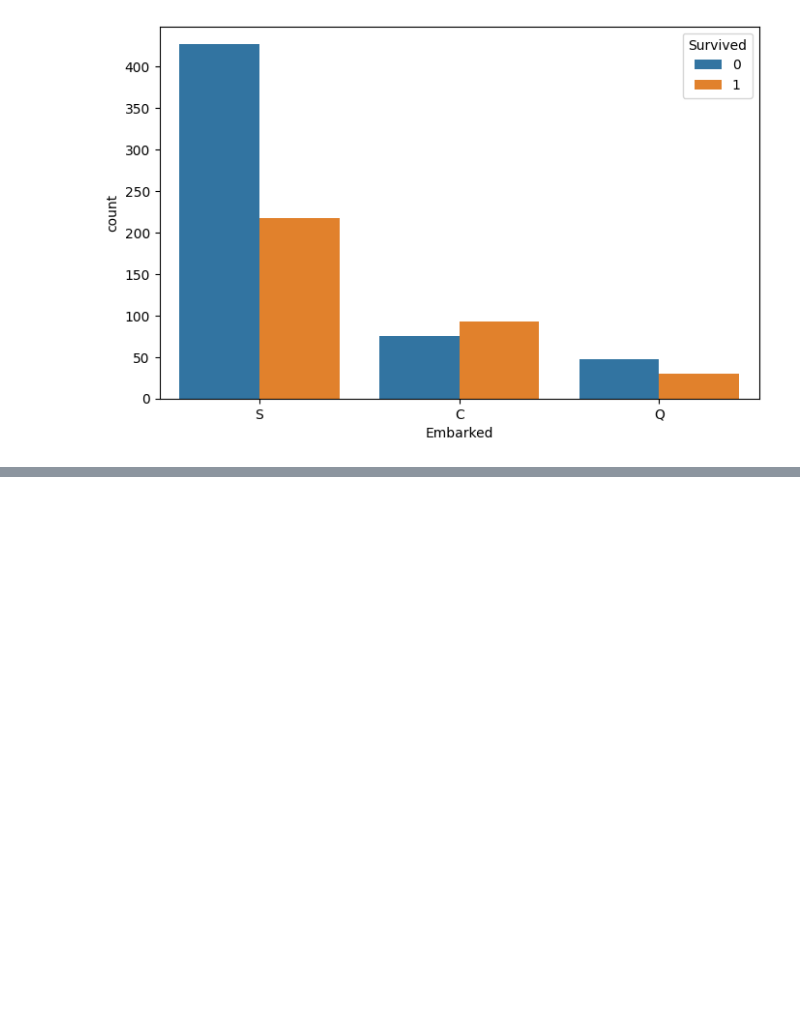
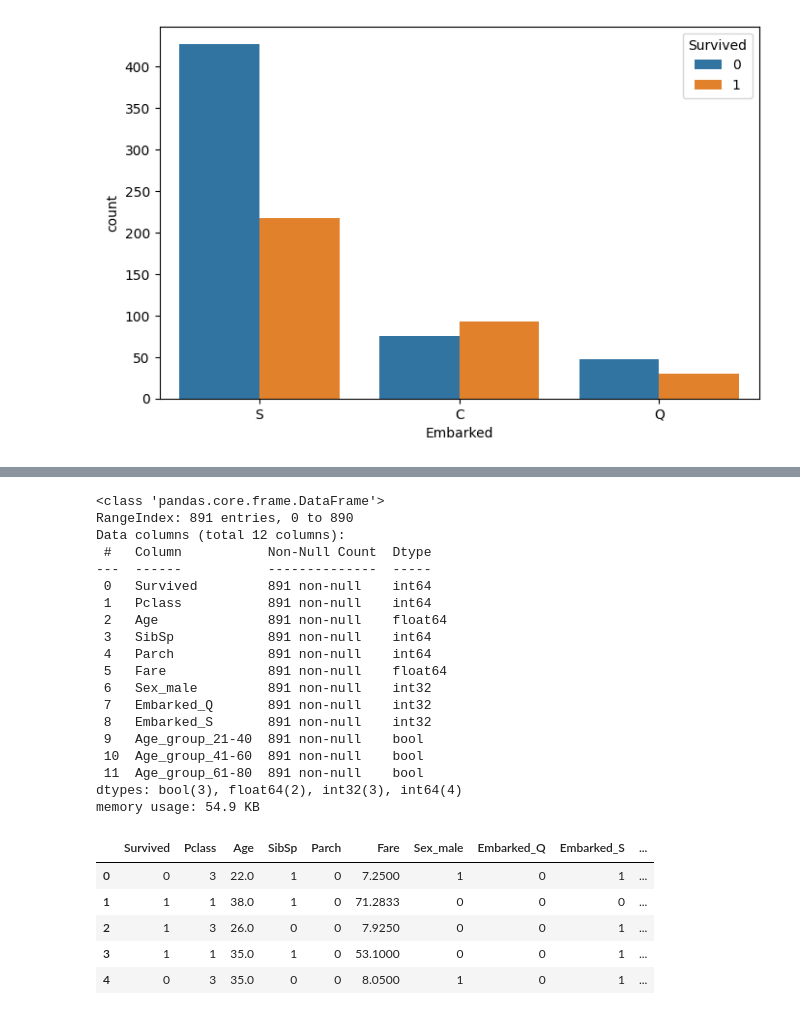
Before and after one commit to Nobukhosi1/codingTasks, a Jupyter notebook: titanic.ipynb, the cells around one changed output, grey strips where cells are left out. Saved outputs shown, nothing was run; the diff lists cells and outputs as text; code cells hidden in the pictures; blank space fills up the shorter version.

```diff
--- a/titanic.ipynb
+++ b/titanic.ipynb
@@ -115,0 +139,32 @@ plt.show()
+# %%
+df_dummies["Embarked_S"]=df_dummies["Embarked_S"].astype(int)
+df_dummies["Embarked_Q"]=df_dummies["Embarked_Q"].astype(int)
+df_dummies["Sex_male"]=df_dummies["Sex_male"].astype(int)
+df_dummies.info()
+df_dummies.head()
+# %% [output]
+<class 'pandas.core.frame.DataFrame'>
+RangeIndex: 891 entries, 0 to 890
+Data columns (total 12 columns):
+ #   Column           Non-Null Count  Dtype
+---  ------           --------------  -----
+ 0   Survived         891 non-null    int64
+ 1   Pclass           891 non-null    int64
+ 2   Age              891 non-null    float64
+ 3   SibSp            891 non-null    int64
+ 4   Parch            891 non-null    int64
+ 5   Fare             891 non-null    float64
+ 6   Sex_male         891 non-null    int32
+ 7   Embarked_Q       891 non-null    int32
+ 8   Embarked_S       891 non-null    int32
+ 9   Age_group_21-40  891 non-null    bool
+ 10  Age_group_41-60  891 non-null    bool
+ 11  Age_group_61-80  891 non-null    bool
+dtypes: bool(3), float64(2), int32(3), int64(4)
+memory usage: 54.9 KB
+|  | Survived | Pclass | Age | SibSp | Parch | Fare | Sex_male | Embarked_Q | Embarked_S | ... |
+| 0 | 0 | 3 | 22.0 | 1 | 0 | 7.2500 | 1 | 0 | 1 | ... |
+| 1 | 1 | 1 | 38.0 | 1 | 0 | 71.2833 | 0 | 0 | 0 | ... |
+| 2 | 1 | 3 | 26.0 | 0 | 0 | 7.9250 | 0 | 0 | 1 | ... |
+| 3 | 1 | 1 | 35.0 | 1 | 0 | 53.1000 | 0 | 0 | 1 | ... |
+| 4 | 0 | 3 | 35.0 | 0 | 0 | 8.0500 | 1 | 0 | 1 | ... |
```
Also changed, not shown: parts of 8 cells of this notebook.
